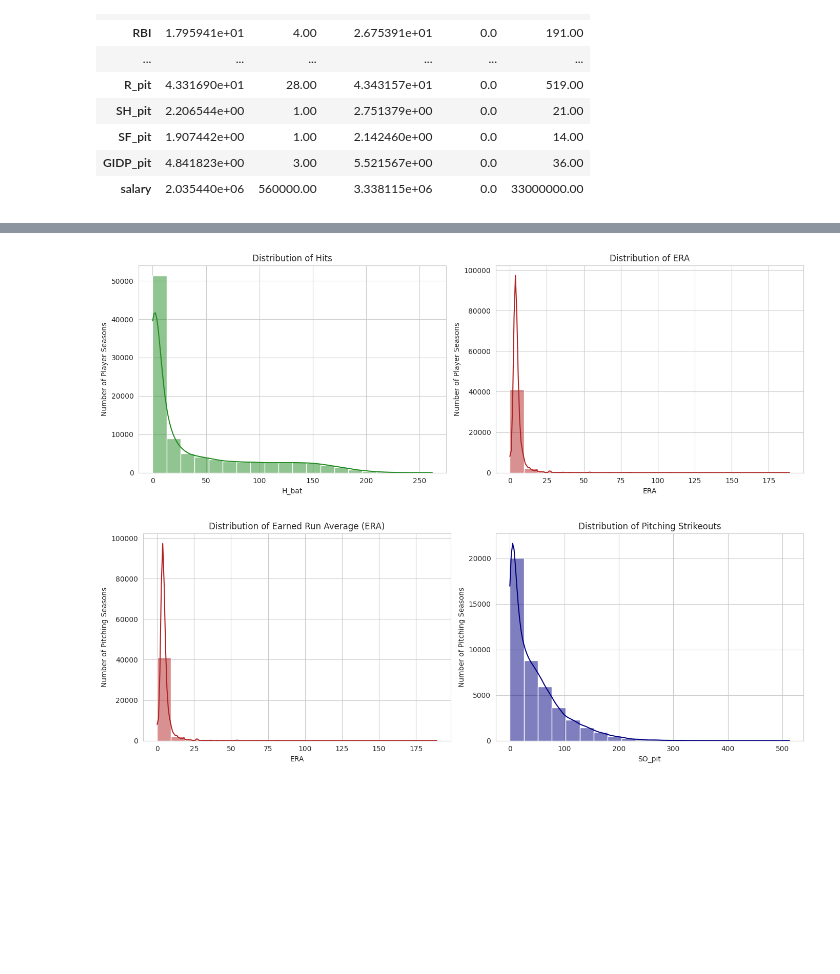
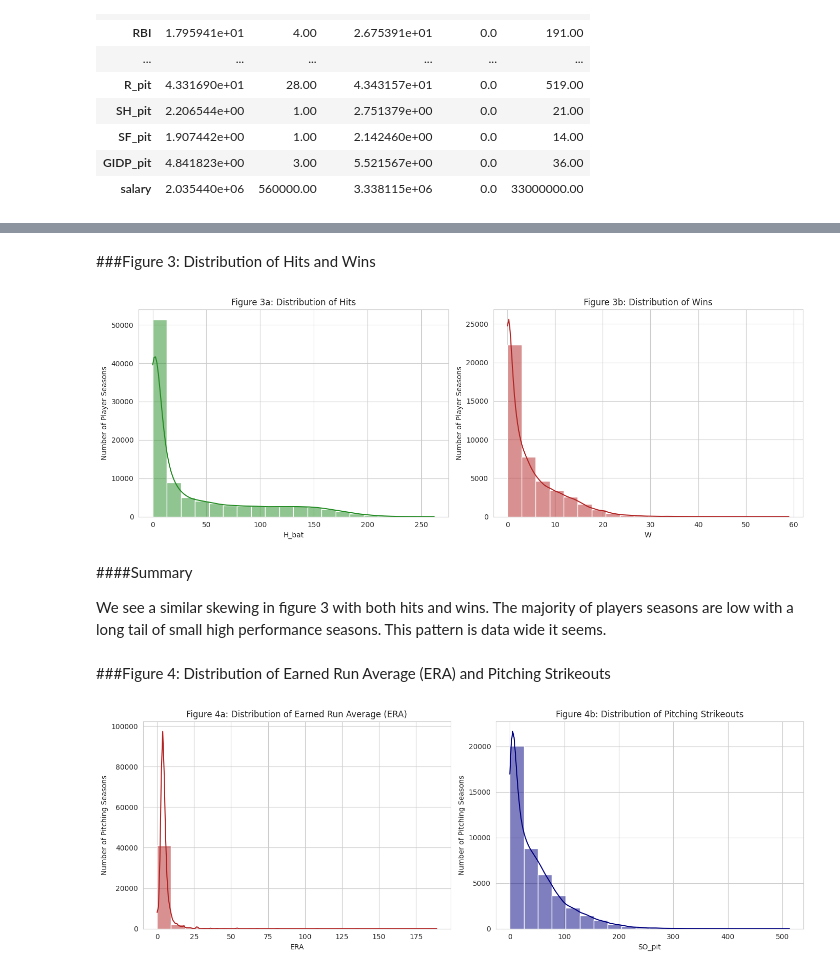
Before and after one commit to plexisad/CS531ML_Learning, a Jupyter notebook: Mini_Project_Data_Exploration.ipynb, the cells around one changed output, grey strips where cells are left out. Drawn from its saved outputs; the diff is of its cells as text; code cells hidden in the pictures; blank space fills up the shorter version.

```diff
--- a/Mini_Project_Data_Exploration.ipynb
+++ b/Mini_Project_Data_Exploration.ipynb
@@ -198,8 +248,8 @@ fig, axes = plt.subplots(1, 2, figsize=(14, 5))
 
 features = ["HR_bat", "salary"]
 titles = [
-    "Distribution of Home Runs",
-    "Distribution of Player Salaries"
+    "Figure 2a: Distribution of Home Runs",
+    "Figure 2b: Distribution of Player Salaries"
 ]
 colors = ["steelblue", "darkorange"]
 
@@ -224,31 +278,39 @@ plt.show()
+# %% [markdown]
+###Figure 3: Distribution of Hits and Wins
 # %%
 fig, axes = plt.subplots(1, 2, figsize=(14, 5))
 
-features = ["H_bat", "ERA"]
+features = ["H_bat", "W"]
 titles = [
-    "Distribution of Hits",
-    "Distribution of ERA"
+    "Figure 3a: Distribution of Hits",
+    "Figure 3b: Distribution of Wins"
 ]
 colors = ["forestgreen", "firebrick"]
 
 for ax, feature, title, color in zip(axes, features, titles, colors):
     sns.histplot(
         data=baseball,
         x=feature,
         bins=20,
         kde=True,
         color=color,
         ax=ax
     )
 
     ax.set_title(title)
     ax.set_xlabel(feature)
     ax.set_ylabel("Number of Player Seasons")
 
 plt.tight_layout()
 plt.show()
 # %% [output]
-[figure, old version]
+[figure, new version]
+# %% [markdown]
+####Summary
+
+We see a similar skewing in figure 3 with both hits and wins. The majority of players seasons are low with a long tail of small high performance seasons. This pattern is data wide it seems.
+# %% [markdown]
+###Figure 4: Distribution of Earned Run Average (ERA) and Pitching Strikeouts
 # %%
 import matplotlib.pyplot as plt
 import seaborn as sns
@@ -257,8 +319,8 @@ fig, axes = plt.subplots(1, 2, figsize=(14, 5))
 
 features = ["ERA", "SO_pit"]
 titles = [
-    "Distribution of Earned Run Average (ERA)",
-    "Distribution of Pitching Strikeouts"
+    "Figure 4a: Distribution of Earned Run Average (ERA)",
+    "Figure 4b: Distribution of Pitching Strikeouts"
 ]
 colors = ["firebrick", "navy"]
 
@@ -279,4 +341,4 @@ for ax, feature, title, color in zip(axes, features, titles, colors):
 plt.tight_layout()
 plt.show()
 # %% [output]
-[figure, old version]
+[figure, new version]
```
Also changed, not shown: parts of 30 cells of this notebook.
